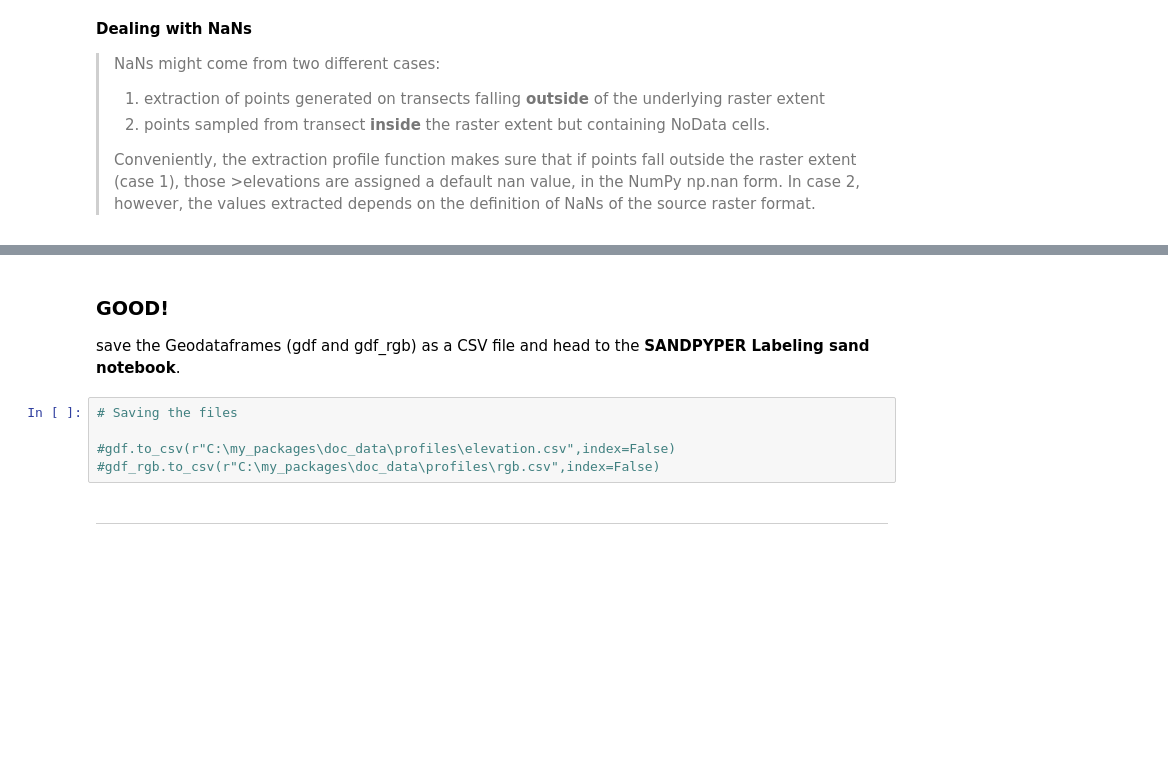
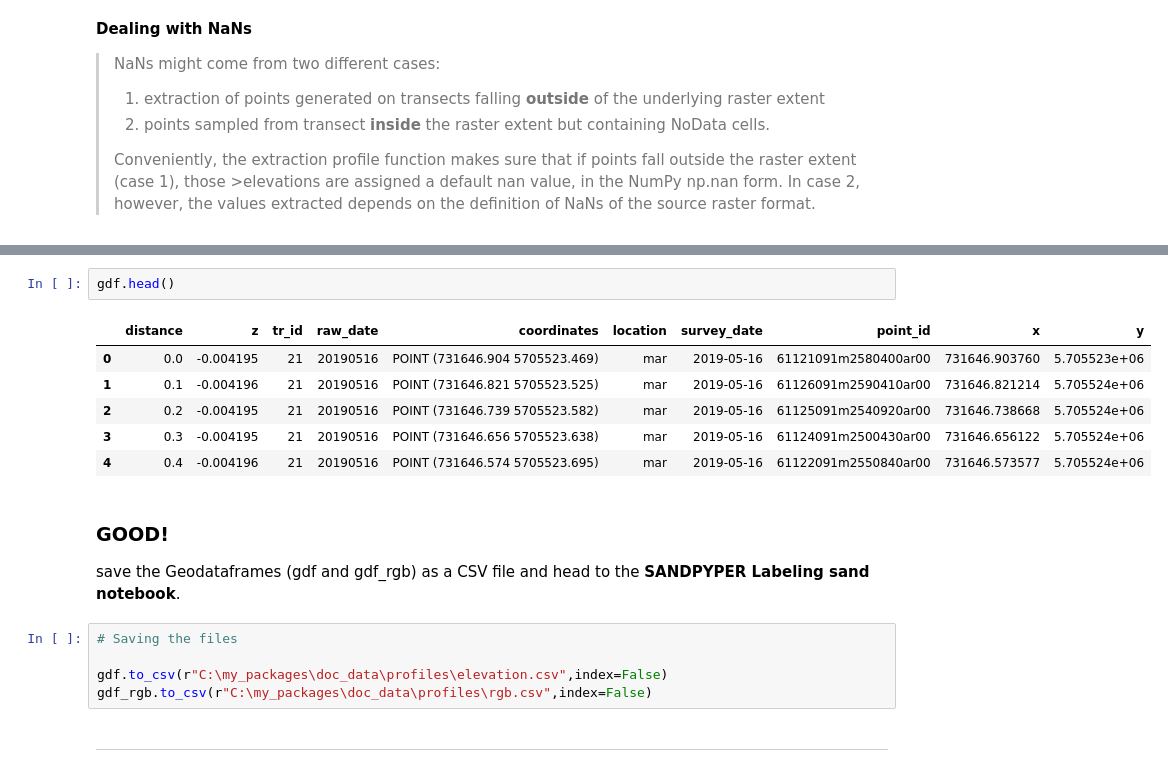
Before and after one commit to npucino/sandpyper, a Jupyter notebook: examples/Example_1_Profile_extraction.ipynb, the cells around one changed output, grey strips where cells are left out. Saved outputs shown, nothing was run; the diff lists cells and outputs as text; blank space fills up the shorter version.

```diff
--- a/examples/Example_1_Profile_extraction.ipynb
+++ b/examples/Example_1_Profile_extraction.ipynb
@@ -280,3 +264,12 @@ Wall time: 8min 59s
+# %%
+gdf.head()
+# %% [output]
+|  | distance | z | tr_id | raw_date | coordinates | location | survey_date | point_id | x | y |
+| 0 | 0.0 | -0.004195 | 21 | 20190516 | POINT (731646.904 5705523.469) | mar | 2019-05-16 | 61121091m2580400ar00 | 731646.903760 | 5.705523e+06 |
+| 1 | 0.1 | -0.004196 | 21 | 20190516 | POINT (731646.821 5705523.525) | mar | 2019-05-16 | 61126091m2590410ar00 | 731646.821214 | 5.705524e+06 |
+| 2 | 0.2 | -0.004195 | 21 | 20190516 | POINT (731646.739 5705523.582) | mar | 2019-05-16 | 61125091m2540920ar00 | 731646.738668 | 5.705524e+06 |
+| 3 | 0.3 | -0.004195 | 21 | 20190516 | POINT (731646.656 5705523.638) | mar | 2019-05-16 | 61124091m2500430ar00 | 731646.656122 | 5.705524e+06 |
+| 4 | 0.4 | -0.004196 | 21 | 20190516 | POINT (731646.574 5705523.695) | mar | 2019-05-16 | 61122091m2550840ar00 | 731646.573577 | 5.705524e+06 |
 # %% [markdown]
 ### GOOD!
 
@@ -284,7 +277,7 @@ save the Geodataframes (gdf and gdf_rgb) as a CSV file and head to the __SANDPYP
 # %%
 # Saving the files
 
-#gdf.to_csv(r"C:\my_packages\doc_data\profiles\elevation.csv",index=False)
-#gdf_rgb.to_csv(r"C:\my_packages\doc_data\profiles\rgb.csv",index=False)
+gdf.to_csv(r"C:\my_packages\doc_data\profiles\elevation.csv",index=False)
+gdf_rgb.to_csv(r"C:\my_packages\doc_data\profiles\rgb.csv",index=False)
 # %% [markdown]
 ___
```
Also changed, not shown: parts of 3 cells of this notebook, 1 other file.
